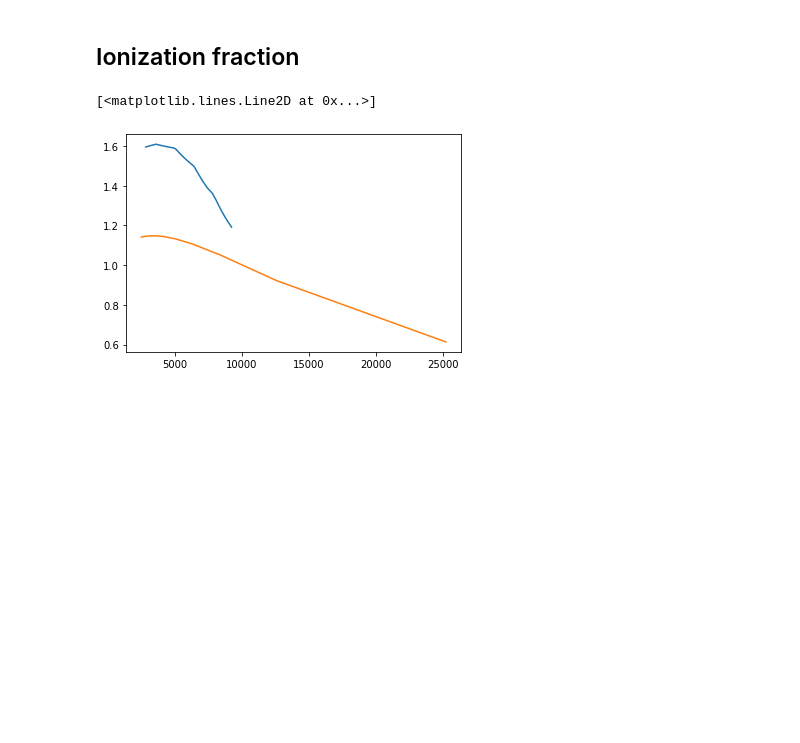
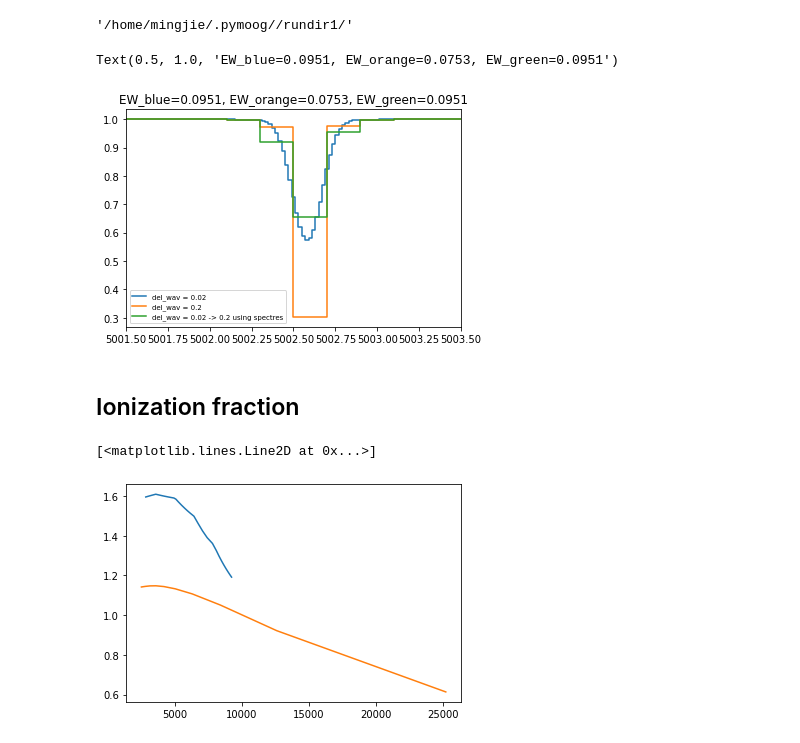
Before and after one commit to MingjieJian/pymoog, a Jupyter notebook: pymoog/internal.ipynb, the cells around one changed output. Saved outputs shown, nothing was run; the diff lists cells and outputs as text; code cells hidden in the pictures; blank space fills up the shorter version.

```diff
--- a/pymoog/internal.ipynb
+++ b/pymoog/internal.ipynb
@@ -26,3 +125,18 @@ plt.savefig(internal_path+'contri_func.png', dpi=250)
+# %%
+s.rundir_path
+# %% [output]
+'/home/mingjie/.pymoog//rundir1/'
+# %%
+plt.step(s.wav, s.flux, where='mid', label='del_wav = 0.02')
+plt.step(s_.wav, s_.flux, where='mid', label='del_wav = 0.2')
+plt.step(s_re_wav, s_re_flux, where='mid', label='del_wav = 0.02 -> 0.2 using spectres')
+plt.xlim(5002.5-1,5002.5+1)
+plt.legend(fontsize=7)
+
+plt.title('EW_blue={:.4f}, EW_orange={:.4f}, EW_green={:.4f}'.format(np.sum(1 - s.flux) * 0.02, np.sum(1 - s_.flux) * 0.1, np.nansum(1 - s_re_flux) * 0.2))
+# %% [output]
+Text(0.5, 1.0, 'EW_blue=0.0951, EW_orange=0.0753, EW_green=0.0951')
+[figure, added]
 # %% [markdown]
 ## Ionization fraction
 # %%
```
Also changed, not shown: parts of 28 cells of this notebook, 12 other files.
